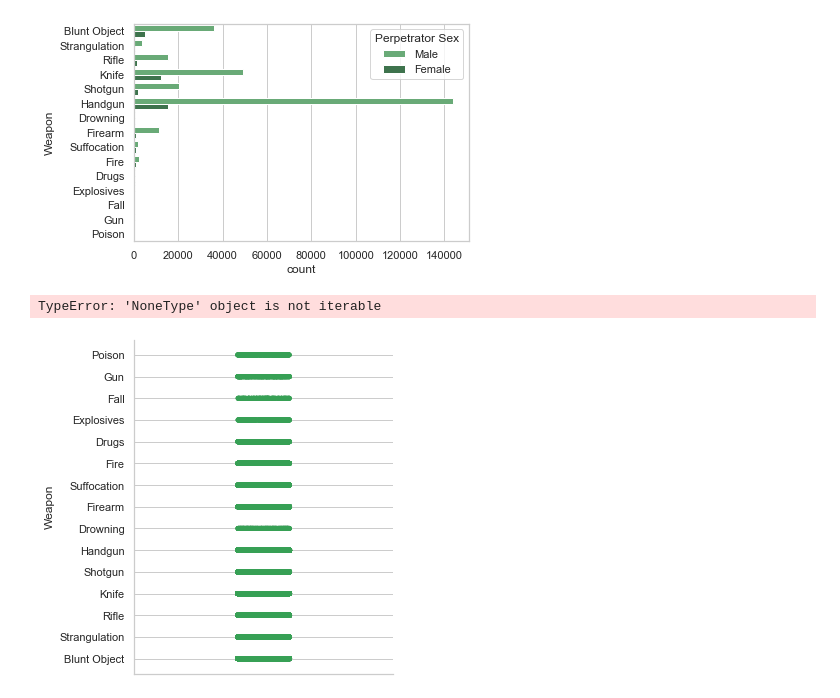
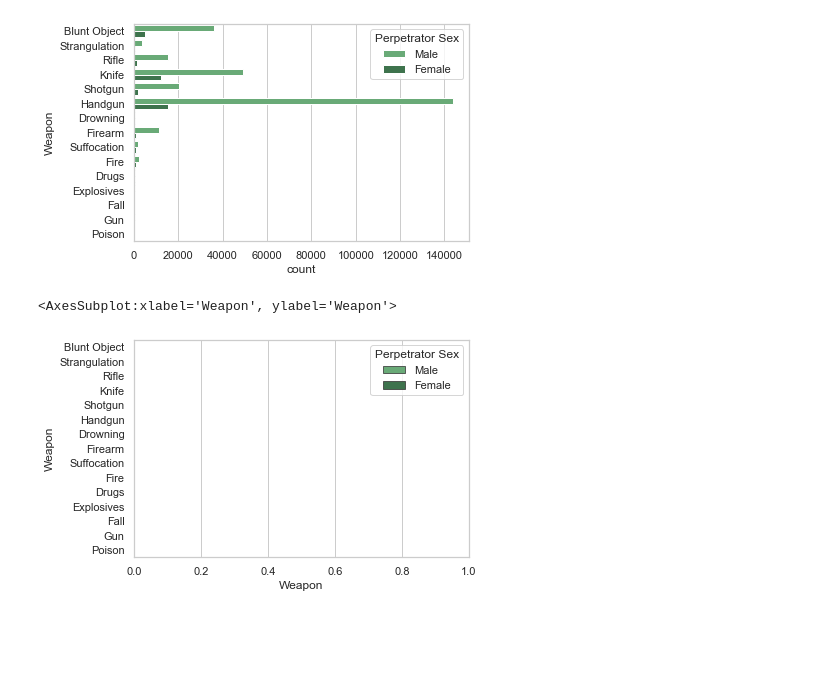
Before and after one commit to ubco-W2020WT1-data301/course-project-group_6005, a Jupyter notebook: analysis/logan/Milestone 2.ipynb, the cells around one changed output. Saved outputs shown, nothing was run; the diff lists cells and outputs as text; code cells hidden in the pictures; blank space fills up the shorter version.

```diff
--- a/analysis/logan/Milestone 2.ipynb
+++ b/analysis/logan/Milestone 2.ipynb
@@ -63,7 +62,7 @@ sns.countplot(data=df2, y='Weapon', hue = 'Perpetrator Sex',palette="Greens_d")
 <AxesSubplot:xlabel='count', ylabel='Weapon'>
 [figure]
 # %%
-sns.catplot(data=df2, y='Weapon', hue = 'Perpetrator Sex',palette="Greens_d")
+sns.boxplot(data=df2, y='Weapon',x=df.Weapon.value_counts() ,hue = 'Perpetrator Sex',palette="Greens_d")
 # %% [output]
-TypeError: 'NoneType' object is not iterable
+<AxesSubplot:xlabel='Weapon', ylabel='Weapon'>
-[figure, old version]
+[figure, new version]
```
Also changed, not shown: parts of 2 cells of this notebook.
